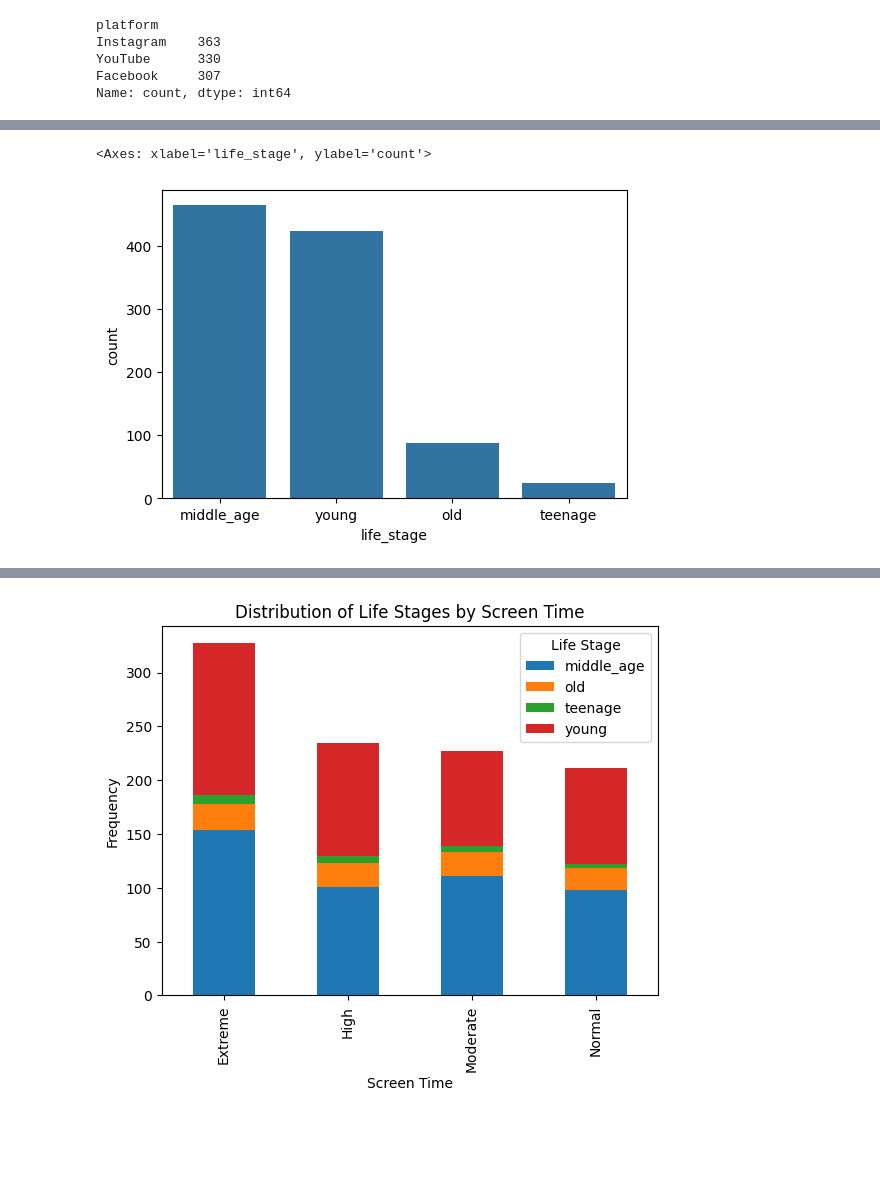
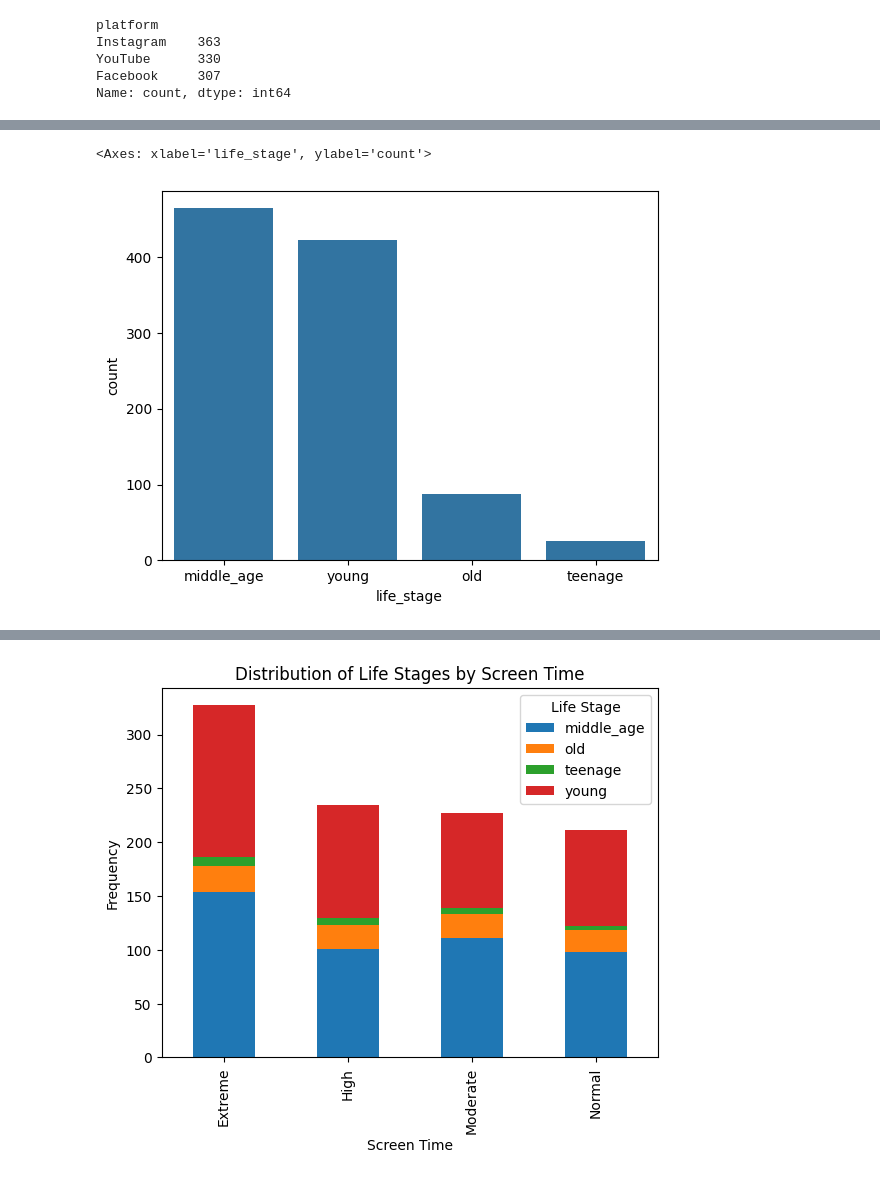
Before and after one commit to Nzrix/Data-Science, a Jupyter notebook: Project/app.ipynb, the cells around one changed output, grey strips where cells are left out. Saved outputs shown, nothing was run; the diff lists cells and outputs as text; code cells hidden in the pictures; blank space fills up the shorter version.

```diff
--- a/Project/app.ipynb
+++ b/Project/app.ipynb
@@ -64,8 +69,7 @@ def Screen_time(number):
 df["life_stage"]=df["age"].apply(life_stage)
 df["Screen_time"]=df["time_spent"].apply(Screen_time)
 # %%
-plt.figure(figsize=[6,4])
 sns.countplot(x=df["life_stage"])
 # %% [output]
 <Axes: xlabel='life_stage', ylabel='count'>
-[figure, old version]
+[figure, new version]
```
Also changed, not shown: parts of 13 cells of this notebook.
